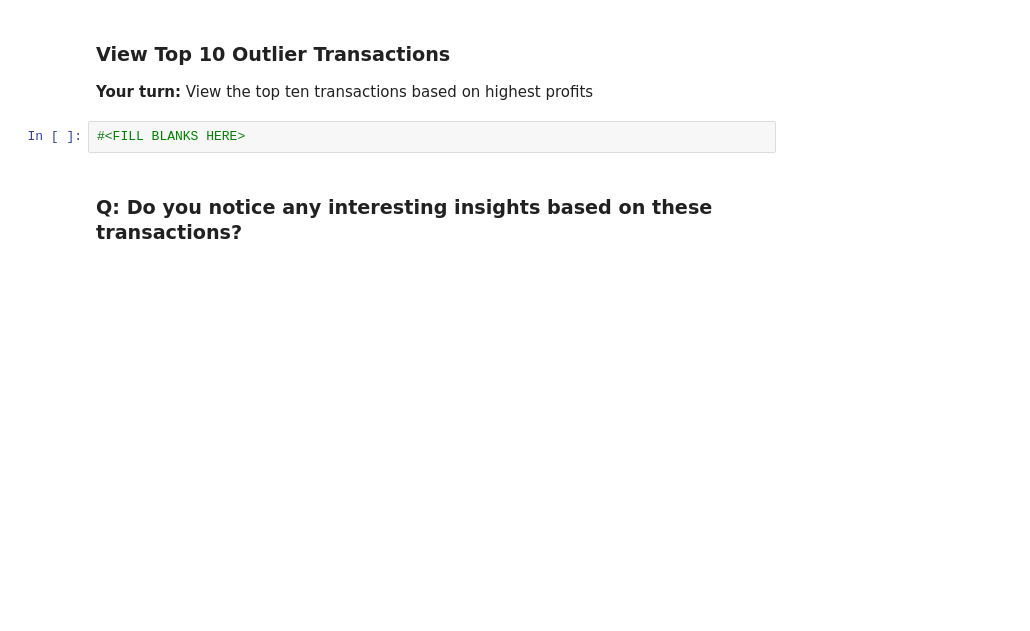
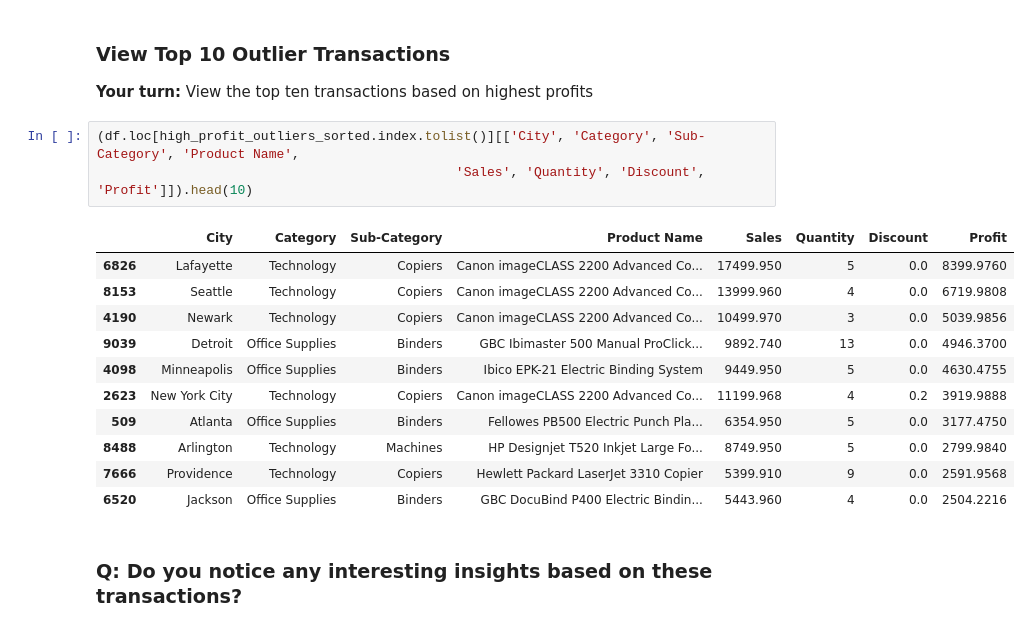
Before and after one commit to llpyyz/mec-mini-projects, a Jupyter notebook: mec-16.4.1-anomaly-detection-mini-project/Mini_Project_Anomaly_Detection.ipynb, the cells around one changed output. Cells and saved outputs as stored; diff of their text form; blank space fills up the shorter version.

```diff
--- a/mec-16.4.1-anomaly-detection-mini-project/Mini_Project_Anomaly_Detection.ipynb
+++ b/mec-16.4.1-anomaly-detection-mini-project/Mini_Project_Anomaly_Detection.ipynb
@@ -303,8 +303,21 @@ Name: Profit, dtype: float64
 ### View Top 10 Outlier Transactions
 
 __Your turn:__ View the top ten transactions based on highest profits
-# %%
-#<FILL BLANKS HERE>
+# %%
+(df.loc[high_profit_outliers_sorted.index.tolist()][['City', 'Category', 'Sub-Category', 'Product Name',
+                                              'Sales', 'Quantity', 'Discount', 'Profit']]).head(10)
+# %% [output]
+|  | City | Category | Sub-Category | Product Name | Sales | Quantity | Discount | Profit |
+| 6826 | Lafayette | Technology | Copiers | Canon imageCLASS 2200 Advanced Co... | 17499.950 | 5 | 0.0 | 8399.9760 |
+| 8153 | Seattle | Technology | Copiers | Canon imageCLASS 2200 Advanced Co... | 13999.960 | 4 | 0.0 | 6719.9808 |
+| 4190 | Newark | Technology | Copiers | Canon imageCLASS 2200 Advanced Co... | 10499.970 | 3 | 0.0 | 5039.9856 |
+| 9039 | Detroit | Office Supplies | Binders | GBC Ibimaster 500 Manual ProClick... | 9892.740 | 13 | 0.0 | 4946.3700 |
+| 4098 | Minneapolis | Office Supplies | Binders | Ibico EPK-21 Electric Binding System | 9449.950 | 5 | 0.0 | 4630.4755 |
+| 2623 | New York City | Technology | Copiers | Canon imageCLASS 2200 Advanced Co... | 11199.968 | 4 | 0.2 | 3919.9888 |
+| 509 | Atlanta | Office Supplies | Binders | Fellowes PB500 Electric Punch Pla... | 6354.950 | 5 | 0.0 | 3177.4750 |
+| 8488 | Arlington | Technology | Machines | HP Designjet T520 Inkjet Large Fo... | 8749.950 | 5 | 0.0 | 2799.9840 |
+| 7666 | Providence | Technology | Copiers | Hewlett Packard LaserJet 3310 Copier | 5399.910 | 9 | 0.0 | 2591.9568 |
+| 6520 | Jackson | Office Supplies | Binders | GBC DocuBind P400 Electric Bindin... | 5443.960 | 4 | 0.0 | 2504.2216 |
 # %% [markdown]
 ### Q: Do you notice any interesting insights based on these transactions?
 # %% [markdown]
```
Also changed, not shown: parts of 2 cells of this notebook.
